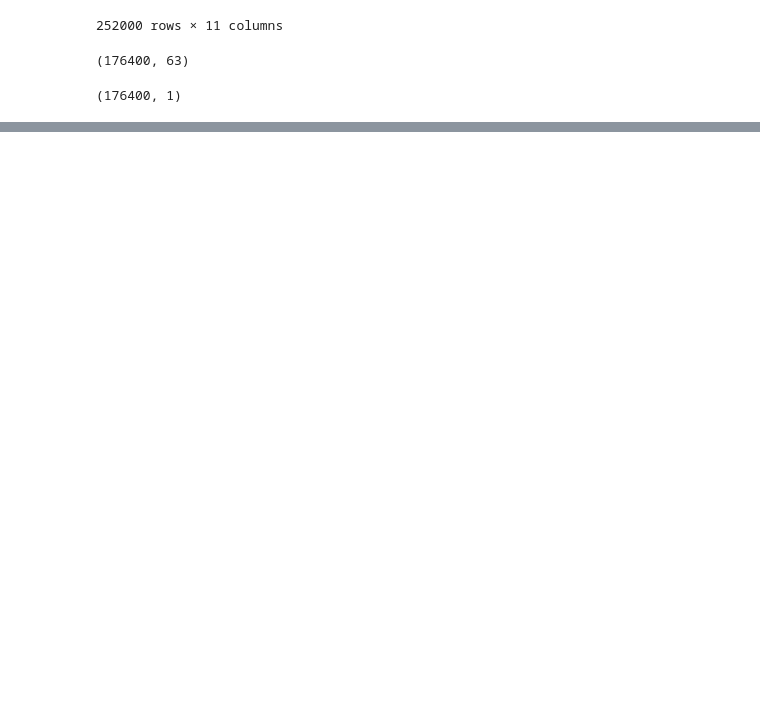
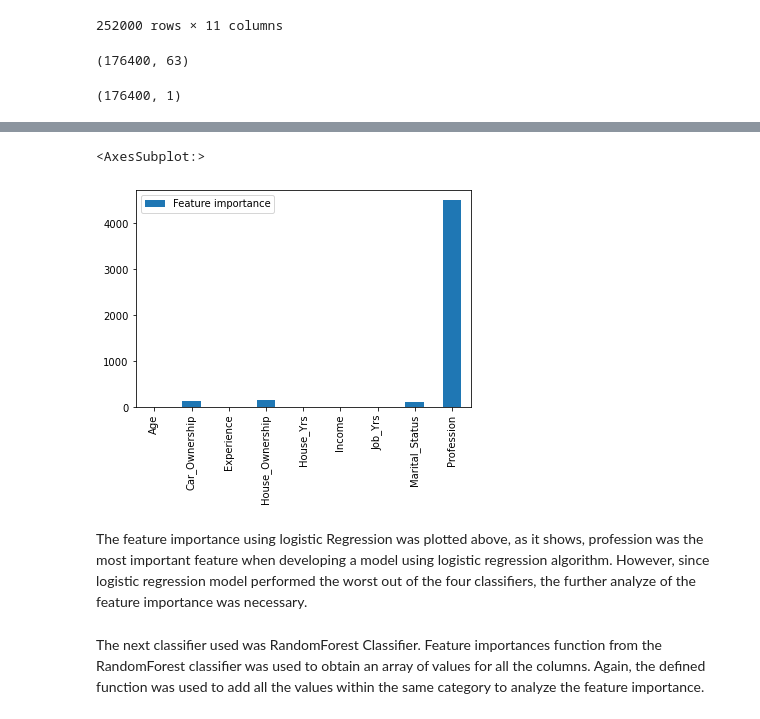
Before and after one commit to paulkimDSN/Capstone-3-, a Jupyter notebook: Modelling.ipynb, the cells around one changed output, grey strips where cells are left out. Drawn from its saved outputs; the diff is of its cells as text; code cells hidden in the pictures; blank space fills up the shorter version.

```diff
--- a/Modelling.ipynb
+++ b/Modelling.ipynb
@@ -372,0 +353,2 @@ plt.show()
+# %%
+summed=pd.DataFrame([feature_importance],columns=X_train_sm.columns)
@@ -373 +361,25 @@ plt.show()
+# %%
+from __future__ import print_function
+
+import pandas as pd
+
+categories = set(df.columns)
+
+def correct_categories(cols):
+    return [cat for col in cols for cat in categories if col.startswith(cat)]
+
+all_summed=summed.groupby(correct_categories(summed.columns),axis=1).sum()
+# %%
+all_summed=all_summed.T
+# %%
+all_summed.rename(columns = {0:'Feature importance'}, inplace = True)
+# %%
+all_summed.plot(kind='bar')
+# %% [output]
+<AxesSubplot:>
+[figure, added]
+# %% [markdown]
+The feature importance using logistic Regression was plotted above, as it shows, profession was the most important feature when developing a model using logistic regression algorithm. However, since logistic regression model performed the worst out of the four classifiers, the further analyze of the feature importance was necessary.
+# %% [markdown]
+The next classifier used was RandomForest Classifier. Feature importances function from the RandomForest classifier was used to obtain an array of values for all the columns. Again, the defined function was used to add all the values within the same category to analyze the feature importance.
 # %%
```
Also changed, not shown: parts of 92 cells of this notebook, 1 other file.
